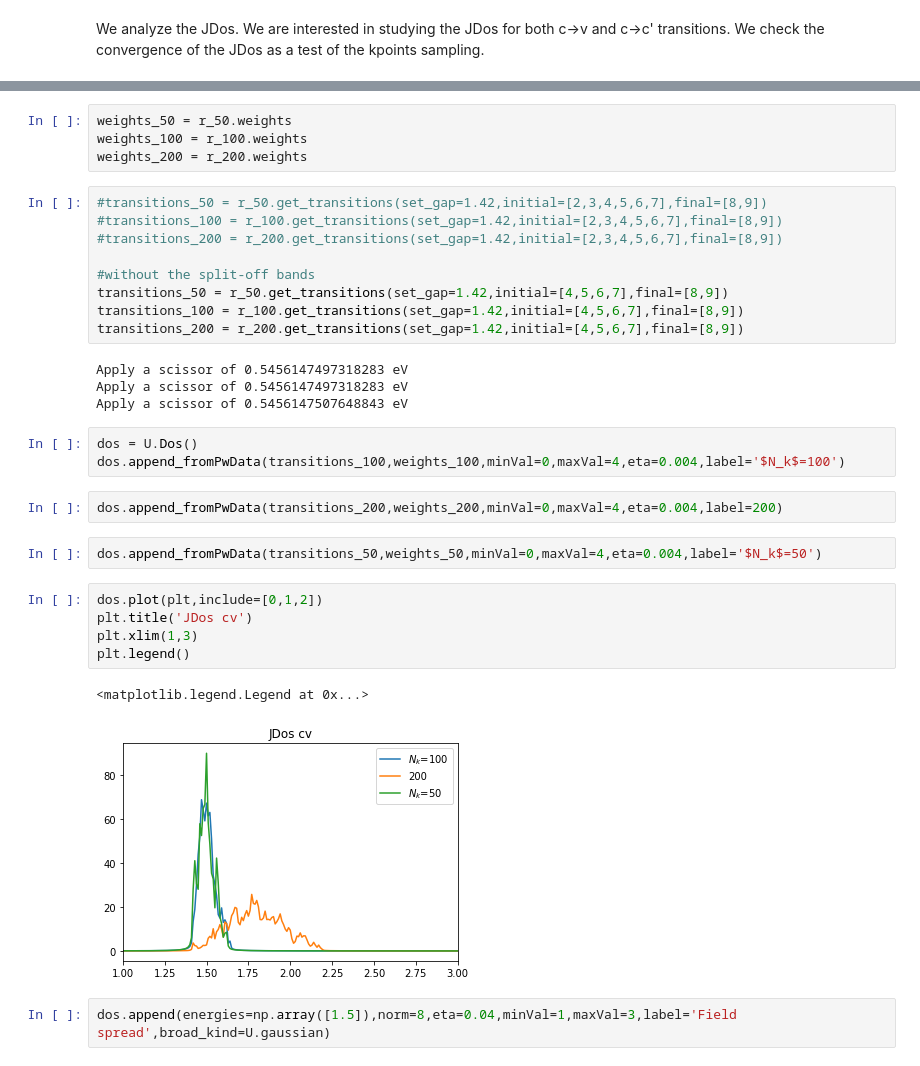
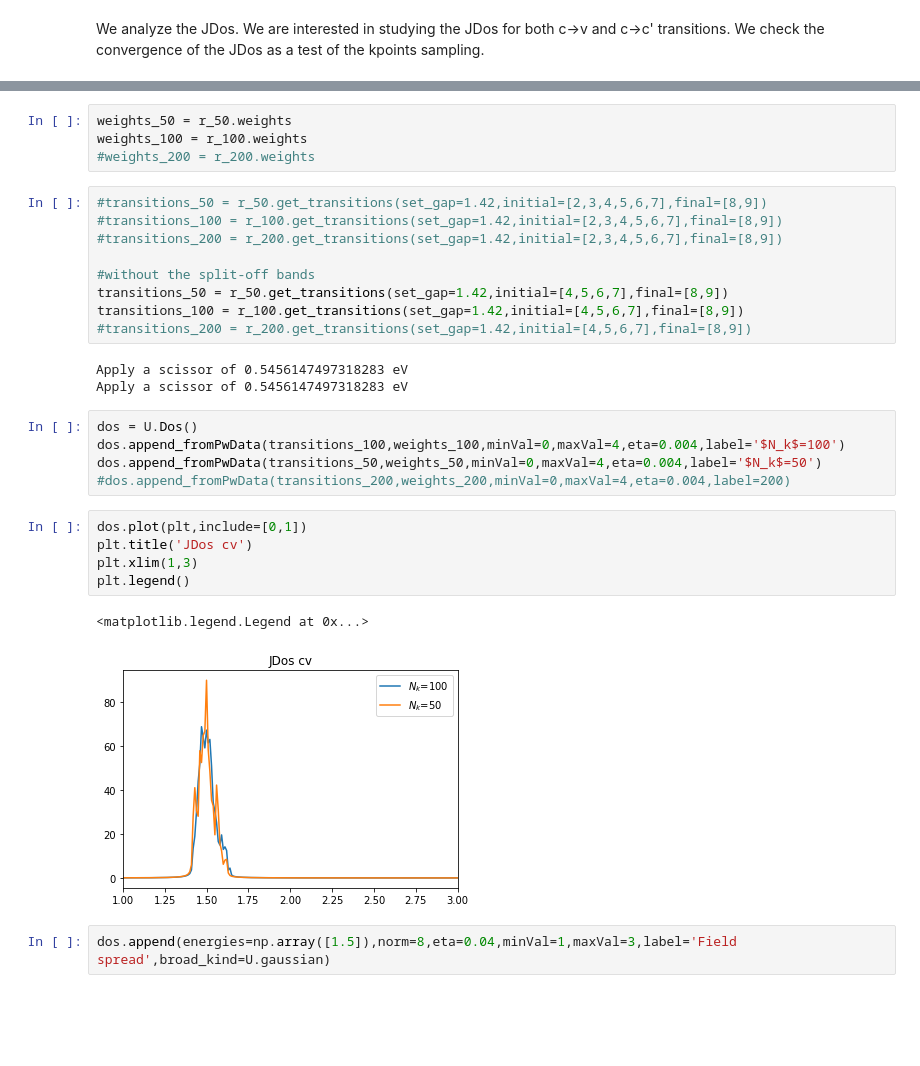
Before and after one commit to marcodalessandro76/Generation-and-decay-of-the-degree-of-spin-polarization-in-GaAs, a Jupyter notebook: QE_Calculations.ipynb, the cells around one changed output, grey strips where cells are left out. Saved outputs shown, nothing was run; the diff lists cells and outputs as text; blank space fills up the shorter version.

```diff
--- a/QE_Calculations.ipynb
+++ b/QE_Calculations.ipynb
@@ -685,7 +682,7 @@ Parse file : NSCF/bnds_16-kpoints_200-sampling_random.save/data-file-schema.xml
 # %%
 weights_50 = r_50.weights
 weights_100 = r_100.weights
-weights_200 = r_200.weights
+#weights_200 = r_200.weights
 # %%
 #transitions_50 = r_50.get_transitions(set_gap=1.42,initial=[2,3,4,5,6,7],final=[8,9])
 #transitions_100 = r_100.get_transitions(set_gap=1.42,initial=[2,3,4,5,6,7],final=[8,9])
@@ -694,26 +691,23 @@ weights_200 = r_200.weights
 #without the split-off bands
 transitions_50 = r_50.get_transitions(set_gap=1.42,initial=[4,5,6,7],final=[8,9])
 transitions_100 = r_100.get_transitions(set_gap=1.42,initial=[4,5,6,7],final=[8,9])
-transitions_200 = r_200.get_transitions(set_gap=1.42,initial=[4,5,6,7],final=[8,9])
+#transitions_200 = r_200.get_transitions(set_gap=1.42,initial=[4,5,6,7],final=[8,9])
 # %% [output]
 Apply a scissor of 0.5456147497318283 eV
 Apply a scissor of 0.5456147497318283 eV
-Apply a scissor of 0.5456147507648843 eV
 # %%
 dos = U.Dos()
 dos.append_fromPwData(transitions_100,weights_100,minVal=0,maxVal=4,eta=0.004,label='$N_k$=100')
+dos.append_fromPwData(transitions_50,weights_50,minVal=0,maxVal=4,eta=0.004,label='$N_k$=50')
+#dos.append_fromPwData(transitions_200,weights_200,minVal=0,maxVal=4,eta=0.004,label=200)
-# %%
-dos.append_fromPwData(transitions_200,weights_200,minVal=0,maxVal=4,eta=0.004,label=200)
-# %%
-dos.append_fromPwData(transitions_50,weights_50,minVal=0,maxVal=4,eta=0.004,label='$N_k$=50')
 # %%
-dos.plot(plt,include=[0,1,2])
+dos.plot(plt,include=[0,1])
 plt.title('JDos cv')
 plt.xlim(1,3)
 plt.legend()
 # %% [output]
 <matplotlib.legend.Legend at 0x...>
-[figure, old version]
+[figure, new version]
 # %%
 dos.append(energies=np.array([1.5]),norm=8,eta=0.04,minVal=1,maxVal=3,label='Field spread',broad_kind=U.gaussian)
 # %%
```
Also changed, not shown: parts of 16 cells of this notebook, 2 other files.
